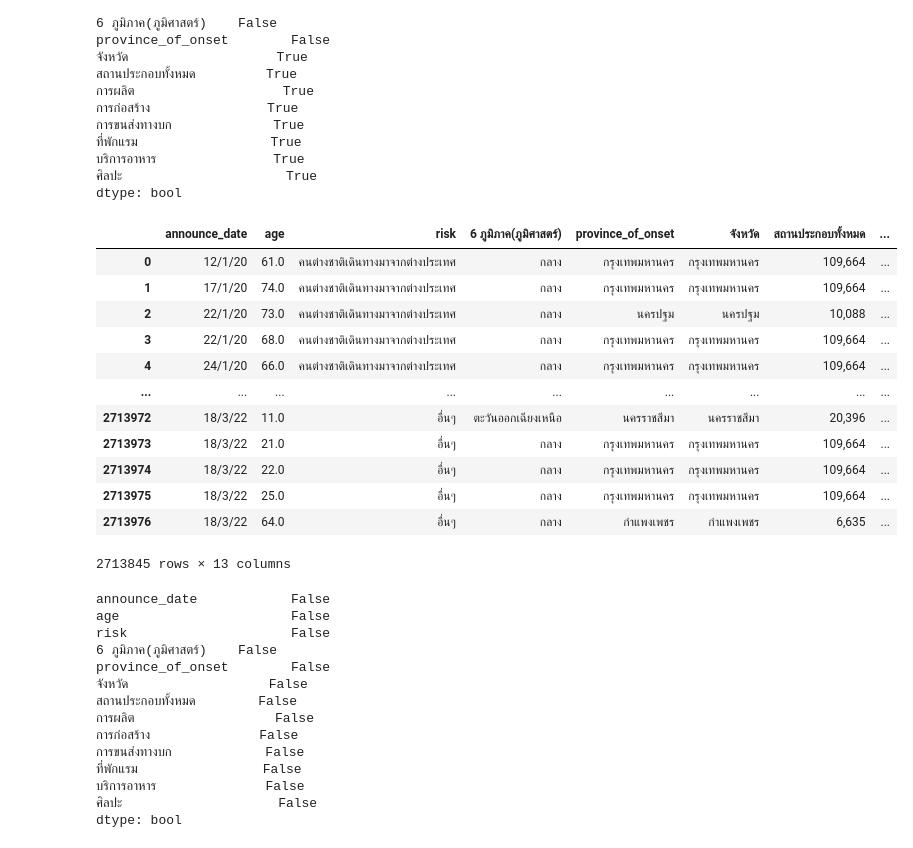
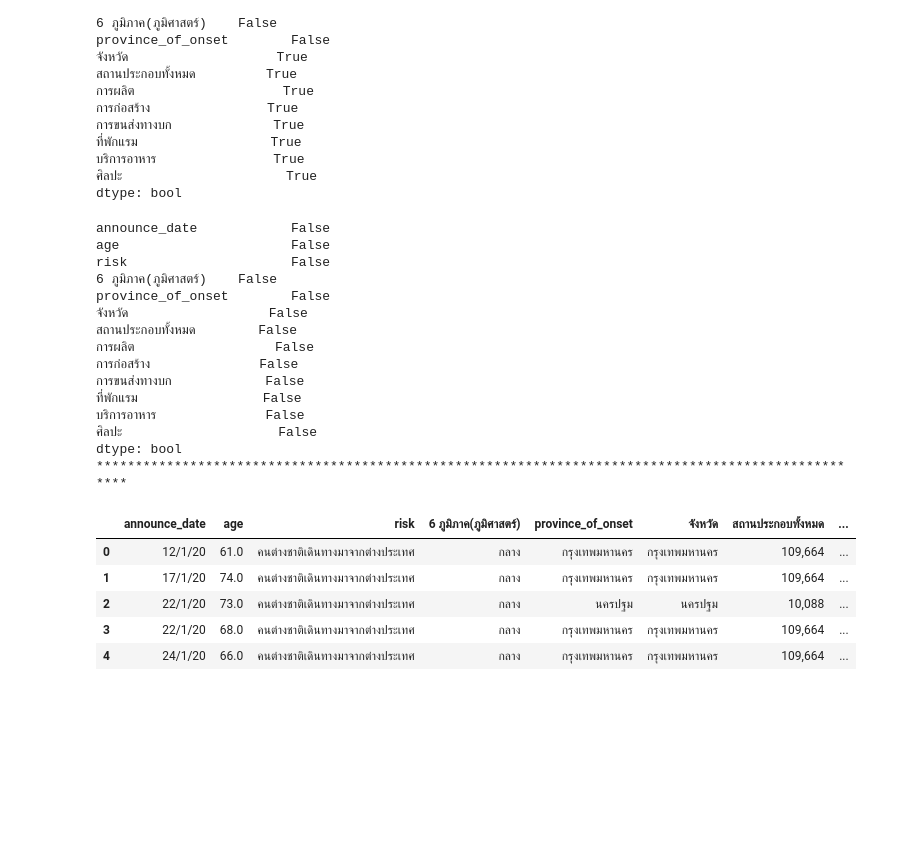
Before and after one commit to nualpair/data_viz_2022, a Jupyter notebook: Project_final.ipynb, the cells around one changed output. Drawn from its saved outputs; the diff is of its cells as text; code cells hidden in the pictures; blank space fills up the shorter version.

```diff
--- a/Project_final.ipynb
+++ b/Project_final.ipynb
@@ -371,35 +375,29 @@ province_of_onset        False
 dtype: bool
 # %%
 data13 = data12.dropna() #แก้Missingด้วยการ Dropan
-data13
+
+print(data13.isnull().any())
+print('*'* 100)
+data13.head()
 # %% [output]
+announce_date            False
+age                      False
+risk                     False
+6 ภูมิภาค(ภูมิศาสตร์)    False
+province_of_onset        False
+จังหวัด                  False
+สถานประกอบทั้งหมด        False
+การผลิต                  False
+การก่อสร้าง              False
+การขนส่งทางบก            False
+ที่พักแรม                False
+บริการอาหาร              False
+ศิลปะ                    False
+dtype: bool
+****************************************************************************************************
 |  | announce_date | age | risk | 6 ภูมิภาค(ภูมิศาสตร์) | province_of_onset | จังหวัด | สถานประกอบทั้งหมด | ... |
 | 0 | 12/1/20 | 61.0 | คนต่างชาติเดินทางมาจากต่างประเทศ | กลาง | กรุงเทพมหานคร | กรุงเทพมหานคร | 109,664 | ... |
 | 1 | 17/1/20 | 74.0 | คนต่างชาติเดินทางมาจากต่างประเทศ | กลาง | กรุงเทพมหานคร | กรุงเทพมหานคร | 109,664 | ... |
 | 2 | 22/1/20 | 73.0 | คนต่างชาติเดินทางมาจากต่างประเทศ | กลาง | นครปฐม | นครปฐม | 10,088 | ... |
 | 3 | 22/1/20 | 68.0 | คนต่างชาติเดินทางมาจากต่างประเทศ | กลาง | กรุงเทพมหานคร | กรุงเทพมหานคร | 109,664 | ... |
 | 4 | 24/1/20 | 66.0 | คนต่างชาติเดินทางมาจากต่างประเทศ | กลาง | กรุงเทพมหานคร | กรุงเทพมหานคร | 109,664 | ... |
-| ... | ... | ... | ... | ... | ... | ... | ... | ... |
-| 2713972 | 18/3/22 | 11.0 | อื่นๆ | ตะวันออกเฉียงเหนือ | นครราชสีมา | นครราชสีมา | 20,396 | ... |
-| 2713973 | 18/3/22 | 21.0 | อื่นๆ | กลาง | กรุงเทพมหานคร | กรุงเทพมหานคร | 109,664 | ... |
-| 2713974 | 18/3/22 | 22.0 | อื่นๆ | กลาง | กรุงเทพมหานคร | กรุงเทพมหานคร | 109,664 | ... |
-| 2713975 | 18/3/22 | 25.0 | อื่นๆ | กลาง | กรุงเทพมหานคร | กรุงเทพมหานคร | 109,664 | ... |
-| 2713976 | 18/3/22 | 64.0 | อื่นๆ | กลาง | กำแพงเพชร | กำแพงเพชร | 6,635 | ... |
-2713845 rows × 13 columns
-# %%
-data13.isnull().any()
-# %% [output]
-announce_date            False
-age                      False
-risk                     False
-6 ภูมิภาค(ภูมิศาสตร์)    False
-province_of_onset        False
-จังหวัด                  False
-สถานประกอบทั้งหมด        False
-การผลิต                  False
-การก่อสร้าง              False
-การขนส่งทางบก            False
-ที่พักแรม                False
-บริการอาหาร              False
-ศิลปะ                    False
-dtype: bool
```
Also changed, not shown: parts of 3 cells of this notebook.
